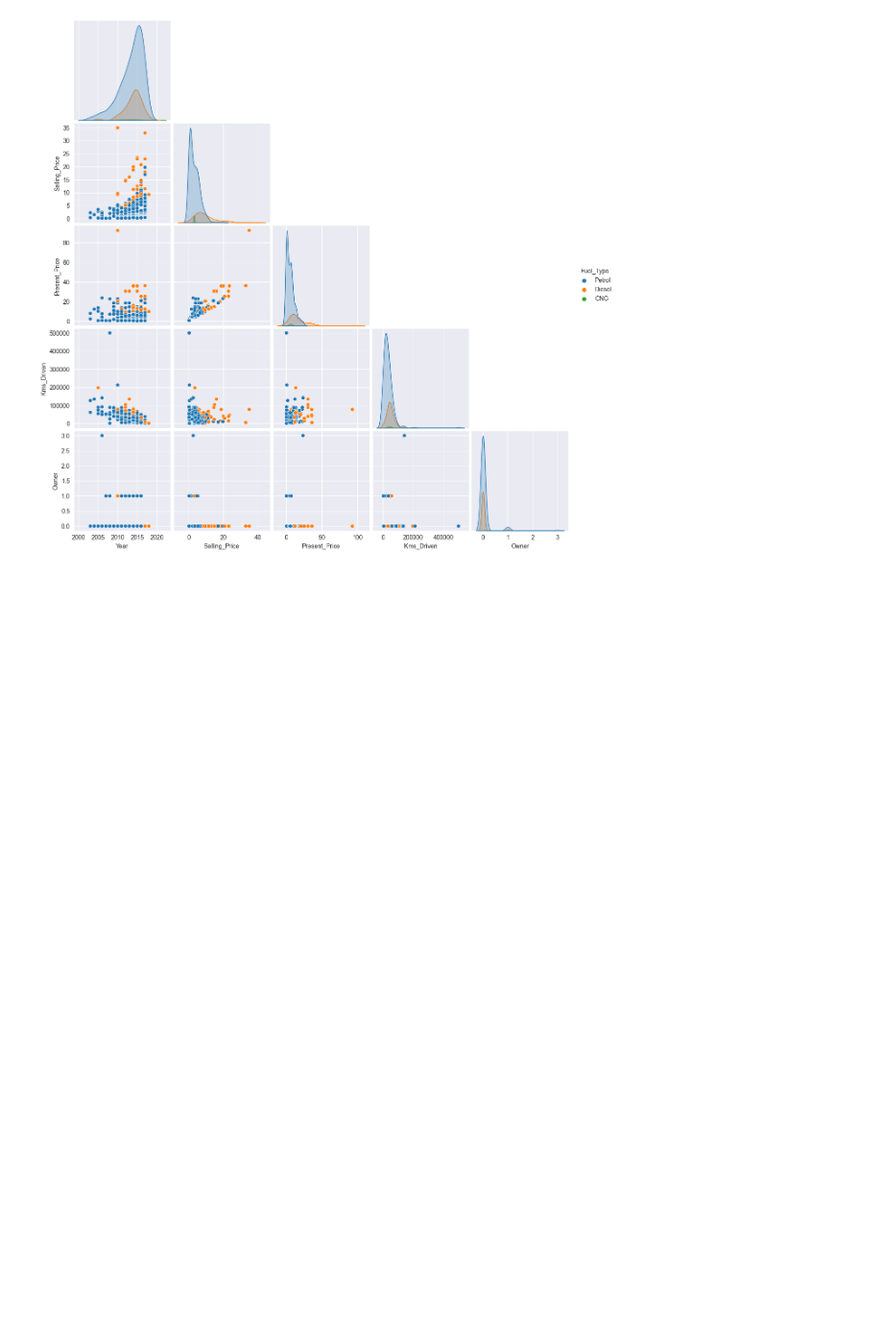
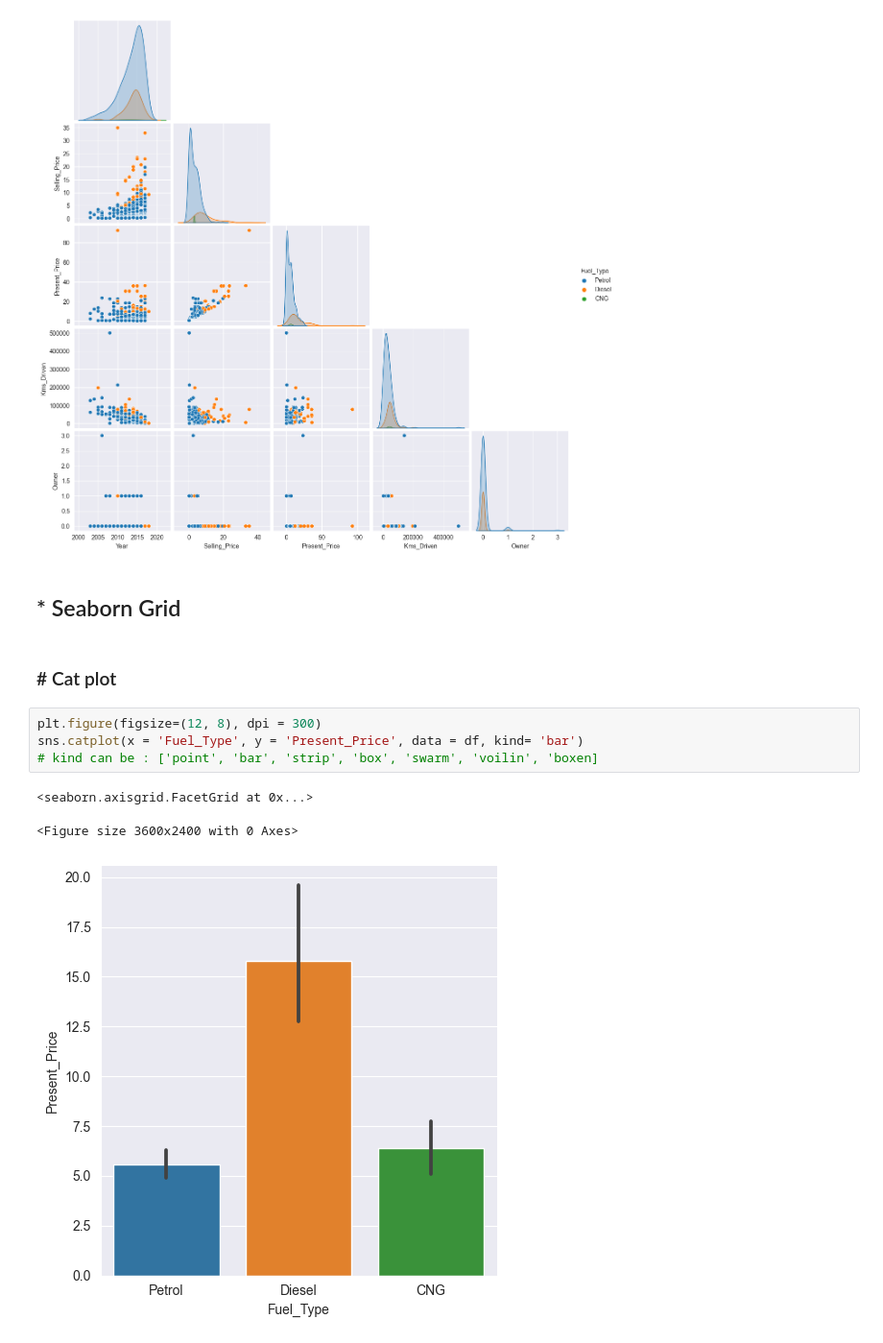
Before and after one commit to GOLISHYAMP/ML_AI, a Jupyter notebook: MachineLearningPrac/Seaborn.ipynb, the cells around one changed output. Shown at 96% size. Drawn from its saved outputs; the diff is of its cells as text; blank space fills up the shorter version.

Commit message:
Seaborn completed

```diff
--- a/MachineLearningPrac/Seaborn.ipynb
+++ b/MachineLearningPrac/Seaborn.ipynb
@@ -303,3 +303,15 @@ sns.pairplot(data = df, hue = "Fuel_Type", corner= True)
 <seaborn.axisgrid.PairGrid at 0x...>
 <Figure size 3600x2400 with 0 Axes>
 [figure]
+# %% [markdown]
+## * Seaborn Grid
+# %% [markdown]
+### # Cat plot
+# %%
+plt.figure(figsize=(12, 8), dpi = 300)
+sns.catplot(x = 'Fuel_Type', y = 'Present_Price', data = df, kind= 'bar')
+# kind can be : ['point', 'bar', 'strip', 'box', 'swarm', 'voilin', 'boxen]
+# %% [output]
+<seaborn.axisgrid.FacetGrid at 0x...>
+<Figure size 3600x2400 with 0 Axes>
+[figure, added]
```
Also changed, not shown: parts of 22 cells of this notebook, 1 other file.
